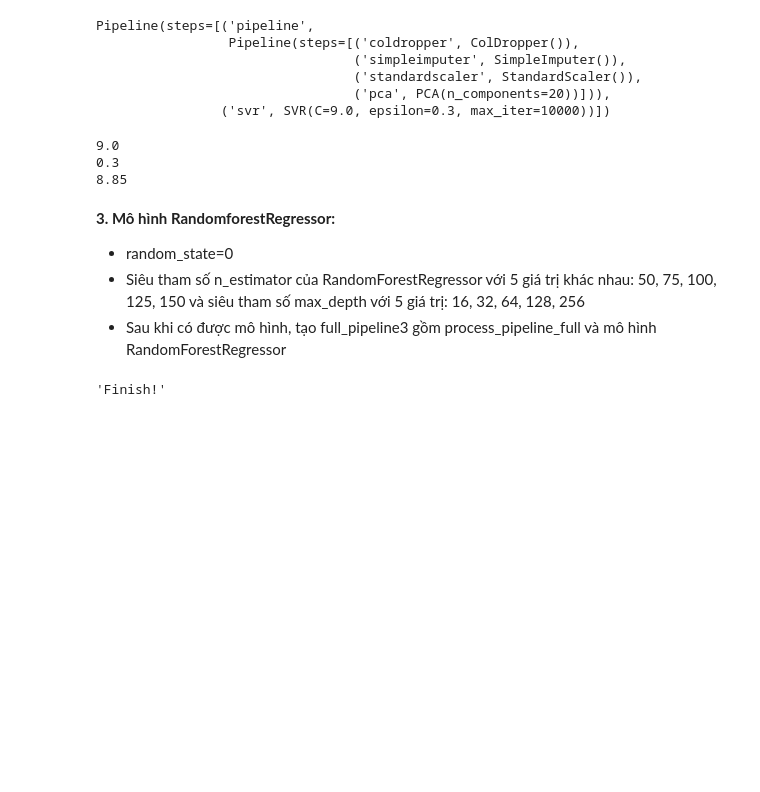
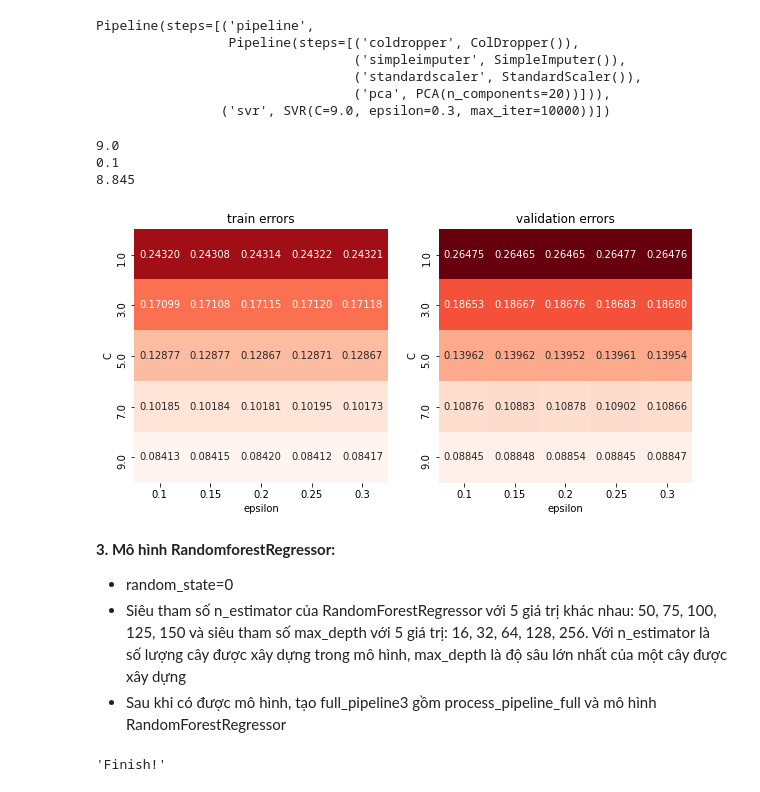
Before and after one commit to Sy-Pham/Final_DataScience_Project, a Jupyter notebook: Nutrients_Food_Analysis.ipynb, the cells around one changed output. Saved outputs shown, nothing was run; the diff lists cells and outputs as text; code cells hidden in the pictures; blank space fills up the shorter version.

```diff
--- a/Nutrients_Food_Analysis.ipynb
+++ b/Nutrients_Food_Analysis.ipynb
@@ -439,6 +462,6 @@ print(best_val_err.round(3))
 - Sau khi có được mô hình, tạo full_pipeline2 gồm process_pipeline_full và mô hình SVR này
 # %%
-support_vector_regression = SVR(C=1.0, epsilon=0.2, max_iter=10000)
+support_vector_regression = SVR(max_iter=10000)
 full_pipeline2 = make_pipeline(process_pipeline_full, support_vector_regression)
 train_errs_2 = []
 val_errs_2 = []
@@ -478,11 +501,30 @@ print(best_epsilon)
 print(best_val_err.round(3))
 # %% [output]
 9.0
-0.3
-8.85
+0.1
+8.845
+# %%
+# Trực quan hóa kết quả
+train_errs_df = pd.DataFrame(data=np.array(train_errs_2).reshape(len(Cs), -1),
+                             index=Cs, columns=epsilons)
+val_errs_df = pd.DataFrame(data=np.array(val_errs_2).reshape(len(Cs), -1),
+                           index=Cs, columns=epsilons)
+min_err = min(min(train_errs_2), min(val_errs_2))
+max_err = max(max(train_errs_2), max(val_errs_2))
+plt.figure(figsize=(10, 5))
+plt.subplot(1, 2, 1)
+sns.heatmap(train_errs_df, vmin=min_err, vmax=max_err, square=True, annot=True,
+            cbar=False, fmt='.5f', cmap='Reds')
+plt.title('train errors'); plt.ylabel('C'); plt.xlabel('epsilon');
+plt.subplot(1, 2, 2)
+sns.heatmap(val_errs_df, vmin=min_err, vmax=max_err, square=True, annot=True,
+            cbar=False, fmt='.5f', cmap='Reds')
+plt.title('validation errors'); plt.ylabel('C'); plt.xlabel('epsilon');
+# %% [output]
+[figure, added]
 # %% [markdown]
 **3. Mô hình RandomforestRegressor:**
 - random_state=0
-- Siêu tham số n_estimator của RandomForestRegressor  với 5 giá trị khác nhau: 50, 75, 100, 125, 150 và siêu tham số max_depth với 5 giá trị: 16, 32, 64, 128, 256
+- Siêu tham số n_estimator của RandomForestRegressor  với 5 giá trị khác nhau: 50, 75, 100, 125, 150 và siêu tham số max_depth với 5 giá trị: 16, 32, 64, 128, 256. Với n_estimator là số lượng cây được xây dựng trong mô hình, max_depth là độ sâu lớn nhất của một cây được xây dựng
 - Sau khi có được mô hình, tạo full_pipeline3 gồm process_pipeline_full và mô hình RandomForestRegressor
 # %%
```
Also changed, not shown: parts of 14 cells of this notebook, 2 other files.
